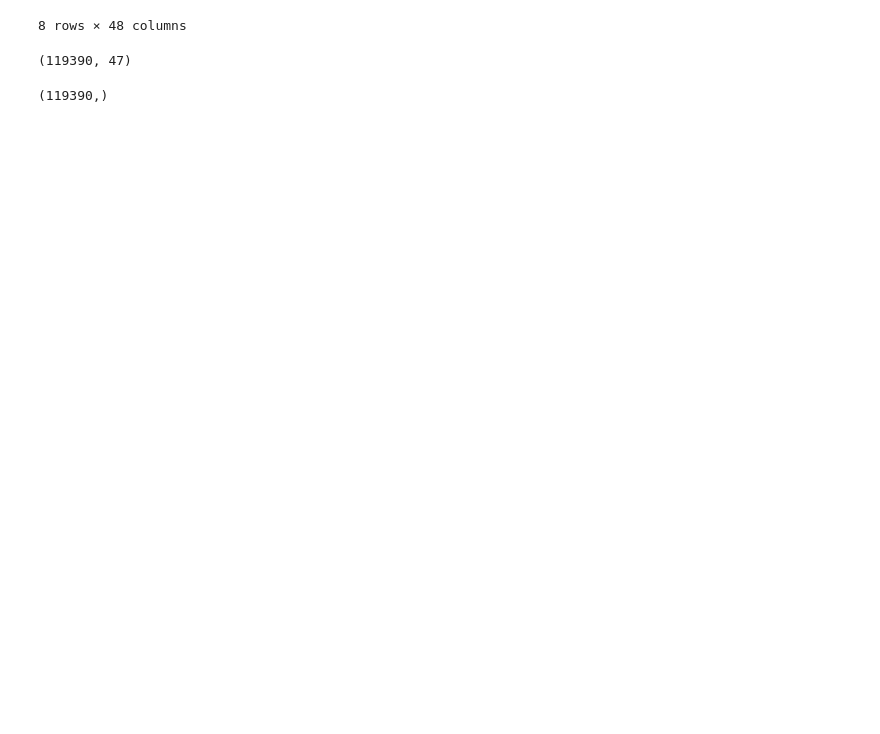
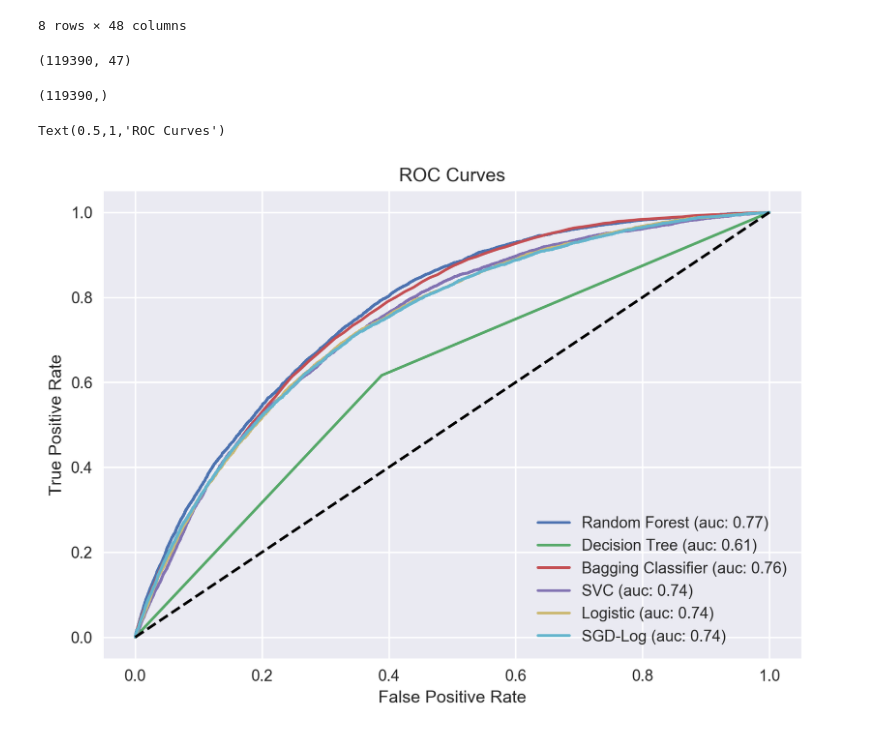
Before and after one commit to xzhou110/lending_club_loans_default_prediction, a Jupyter notebook: 02.Modeling.ipynb, the cells around one changed output. Cells and saved outputs as stored; diff of their text form; code cells hidden in the pictures; blank space fills up the shorter version.

Commit message:
added random forest model

```diff
--- a/02.Modeling.ipynb
+++ b/02.Modeling.ipynb
@@ -121,19 +121,39 @@ models = [RandomForestClassifier(n_estimators=100, n_jobs=-1, max_depth=10), Dec
           BaggingClassifier(base_estimator=DecisionTreeClassifier(),n_estimators=100, n_jobs=-1),
           SVC(probability=True), LogisticRegression(C=0.1), SGDClassifier(loss='log', random_state=42, alpha=0.01)]
 model_names = ["Random Forest", "Decision Tree",'Bagging Classifier','SVC','Logistic','SGD-Log']
+# %%
+model_pkl_filename= '/Users/xzhou/github/project_files/lending_club/loan_model1.pkl'
 # %%
+# Open the pickle file that stores details for model comparison
+# If not exist, create pickle file by runing through various models
+
 roc_plotting=[]
-for clf, name in zip(models, model_names):
-    clf.fit(X_train_scaled_under, y_train_under)
-    y_pred = clf.predict_proba(X_test_scaled)
-    fpr, tpr, _ = roc_curve (y_test, y_pred[:, 1])
-    auc_score = auc(fpr, tpr)
-    roc_plotting.append((name, tpr, fpr, auc_score))
+
+try:
+    with open (model_pkl_filename, 'rb') as pklfile2:
+        roc_plotting = pickle.load(pklfile2)
+except:
+
+    for clf, name in zip(models, model_names):
+        clf.fit(X_train_scaled_under, y_train_under)
+        y_pred = clf.predict_proba(X_test_scaled)
+        fpr, tpr, _ = roc_curve (y_test, y_pred[:, 1])
+        auc_score = auc(fpr, tpr)
+        roc_plotting.append((name, tpr, fpr, auc_score))
+
+        # Store in pickle file is file is not existed
+        with open (model_pkl_filename, 'wb') as pklfile2:
+            pickle.dump(roc_plotting, pklfile2)
 # %%
+# Plot ROC curve and
 plt.figure(dpi=250)
 for name, tpr, fpr, auc_score in roc_plotting:
-    plt.plot(fpr, tpr, label=name+' (auc: %.2f)''%auc_score)
+    plt.plot(fpr, tpr, label=name+' (auc: %.2f)'%auc_score)
 plt.plot([0,1], [0,1], color='k', linestyle='--')
 plt.xlabel('False Positive Rate')
 plt.ylabel('True Positive Rate')
+plt.legend (loc='lower right')
 plt.title('ROC Curves')
+# %% [output]
+Text(0.5,1,'ROC Curves')
+[figure, added]
```
Also changed, not shown: parts of 5 cells of this notebook.
